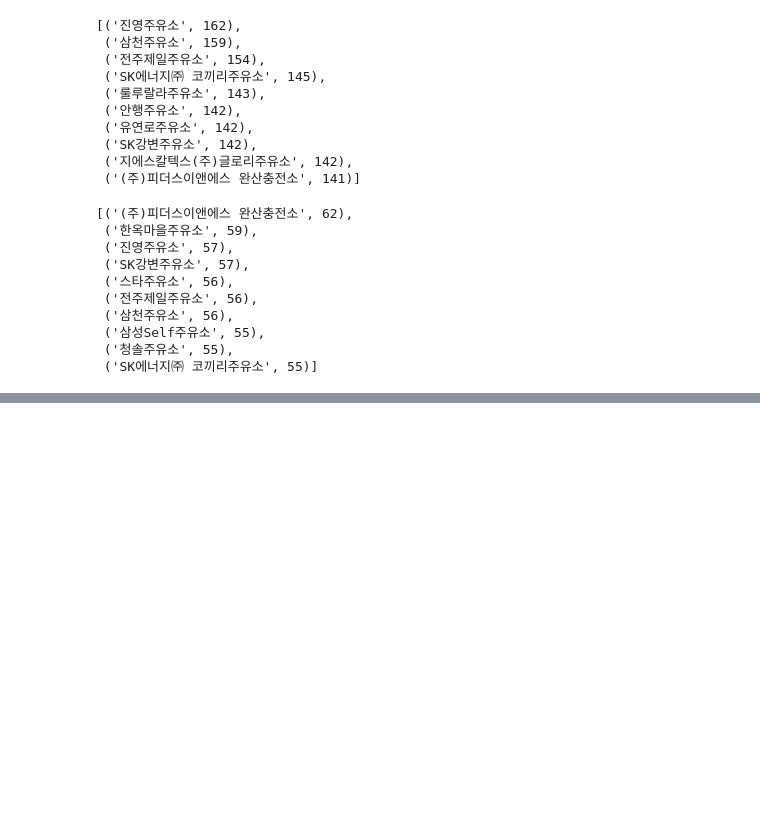
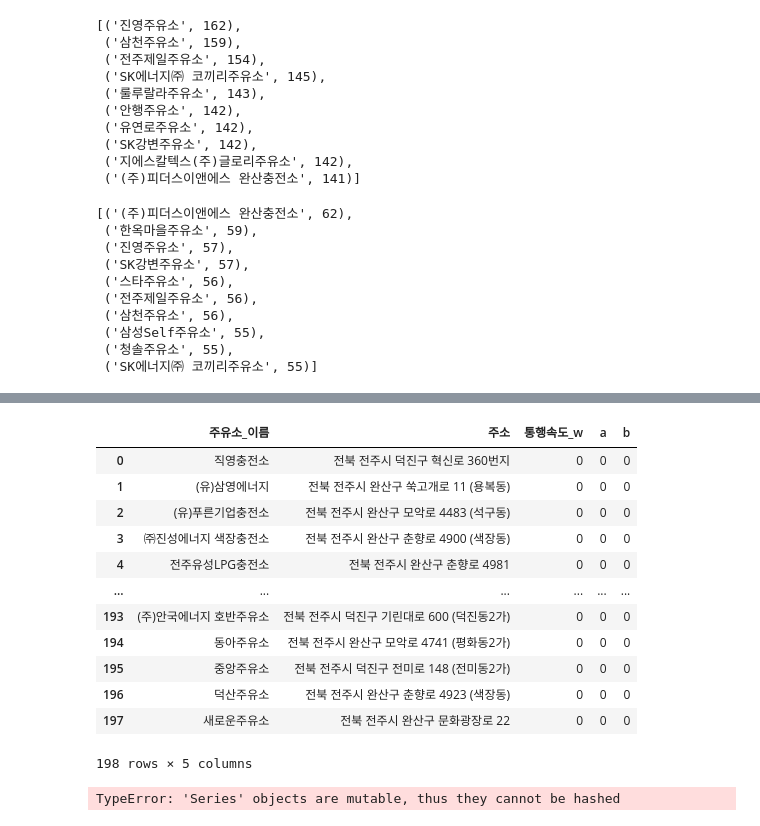
Before and after one commit to NayeonKeum/Jeonju_charging_station-, a Jupyter notebook: ing.ipynb, the cells around one changed output, grey strips where cells are left out. Saved outputs shown, nothing was run; the diff lists cells and outputs as text; code cells hidden in the pictures; blank space fills up the shorter version.

```diff
--- a/ing.ipynb
+++ b/ing.ipynb
@@ -161,0 +180,30 @@ kinder_df.head(3)
+# %%
+# 가중치 데이터 프레임
+weight_df=pd.DataFrame([[0]*5]*len(gas_station_df), columns=['주유소_이름', '주소','통행속도_w', 'a', 'b'])
+weight_df['주유소_이름']=gas_station_df['상호'][:]
+weight_df['주소']=gas_station_df['주소'][:]
+weight_df
+# %% [output]
+|  | 주유소_이름 | 주소 | 통행속도_w | a | b |
+| 0 | 직영충전소 | 전북 전주시 덕진구 혁신로 360번지 | 0 | 0 | 0 |
+| 1 | (유)삼영에너지 | 전북 전주시 완산구 쑥고개로 11 (용복동) | 0 | 0 | 0 |
+| 2 | (유)푸른기업충전소 | 전북 전주시 완산구 모악로 4483 (석구동) | 0 | 0 | 0 |
+| 3 | ㈜진성에너지 색장충전소 | 전북 전주시 완산구 춘향로 4900 (색장동) | 0 | 0 | 0 |
+| 4 | 전주유성LPG충전소 | 전북 전주시 완산구 춘향로 4981 | 0 | 0 | 0 |
+| ... | ... | ... | ... | ... | ... |
+| 193 | (주)안국에너지 호반주유소 | 전북 전주시 덕진구 기린대로 600 (덕진동2가) | 0 | 0 | 0 |
+| 194 | 동아주유소 | 전북 전주시 완산구 모악로 4741 (평화동2가) | 0 | 0 | 0 |
+| 195 | 중앙주유소 | 전북 전주시 덕진구 전미로 148 (전미동2가) | 0 | 0 | 0 |
+| 196 | 덕산주유소 | 전북 전주시 완산구 춘향로 4923 (색장동) | 0 | 0 | 0 |
+| 197 | 새로운주유소 | 전북 전주시 완산구 문화광장로 22 | 0 | 0 | 0 |
+198 rows × 5 columns
+# %%
+for i in range(len(travel_speed)):
+    for j in range(len(gas_station_df)):
+        if travel_speed.loc[i]['도로명'] in gas_station_df.loc[j]['주소']:
+            # gas_station_df.loc[j]['상호']
+            # 하는 중
+            # weight_df.iloc['주유소_이름']['통행속도_w']+=1
+weight_df
+# %% [output]
+TypeError: 'Series' objects are mutable, thus they cannot be hashed
```
Also changed, not shown: parts of 3 cells of this notebook.
